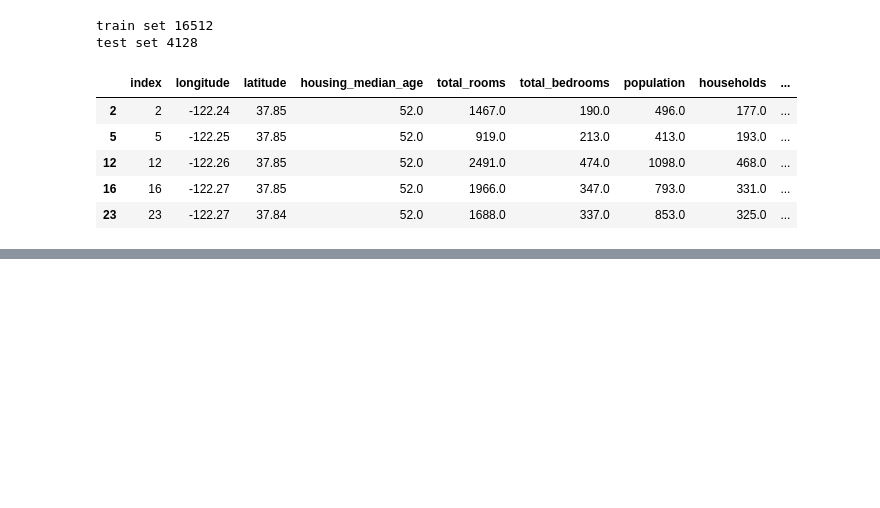
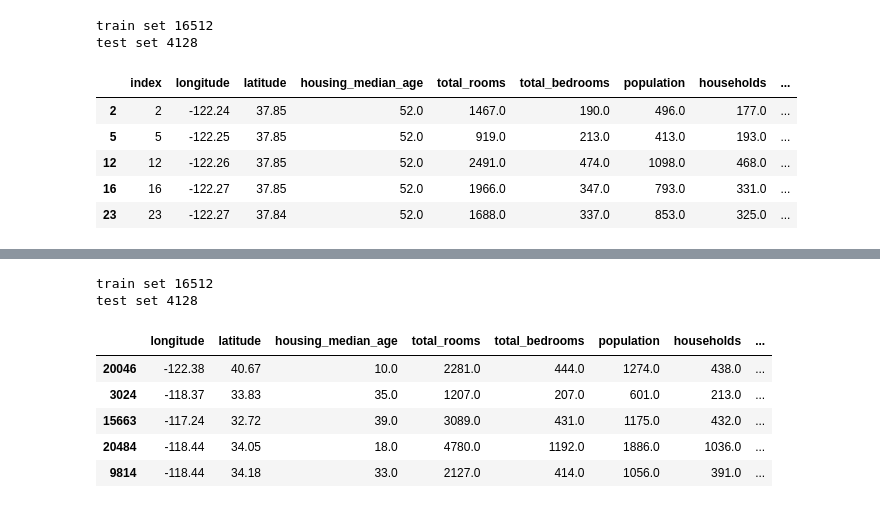
Before and after one commit to mmercan/handson-ml3, a Jupyter notebook: 02_new_project.ipynb, the cells around one changed output, grey strips where cells are left out. Drawn from its saved outputs; the diff is of its cells as text; code cells hidden in the pictures; blank space fills up the shorter version.

```diff
--- a/02_new_project.ipynb
+++ b/02_new_project.ipynb
@@ -133,0 +155,18 @@ test set 4128
+# %%
+from sklearn.model_selection import train_test_split
+
+train_set, test_set = train_test_split(housing, test_size=0.2, random_state=42)
+
+print("train set", len(train_set))
+print("test set", len(test_set))
+
+test_set.head()
+# %% [output]
+train set 16512
+test set 4128
+|  | longitude | latitude | housing_median_age | total_rooms | total_bedrooms | population | households | ... |
+| 20046 | -122.38 | 40.67 | 10.0 | 2281.0 | 444.0 | 1274.0 | 438.0 | ... |
+| 3024 | -118.37 | 33.83 | 35.0 | 1207.0 | 207.0 | 601.0 | 213.0 | ... |
+| 15663 | -117.24 | 32.72 | 39.0 | 3089.0 | 431.0 | 1175.0 | 432.0 | ... |
+| 20484 | -118.44 | 34.05 | 18.0 | 4780.0 | 1192.0 | 1886.0 | 1036.0 | ... |
+| 9814 | -118.44 | 34.18 | 33.0 | 2127.0 | 414.0 | 1056.0 | 391.0 | ... |
```
Also changed, not shown: parts of 5 cells of this notebook.
